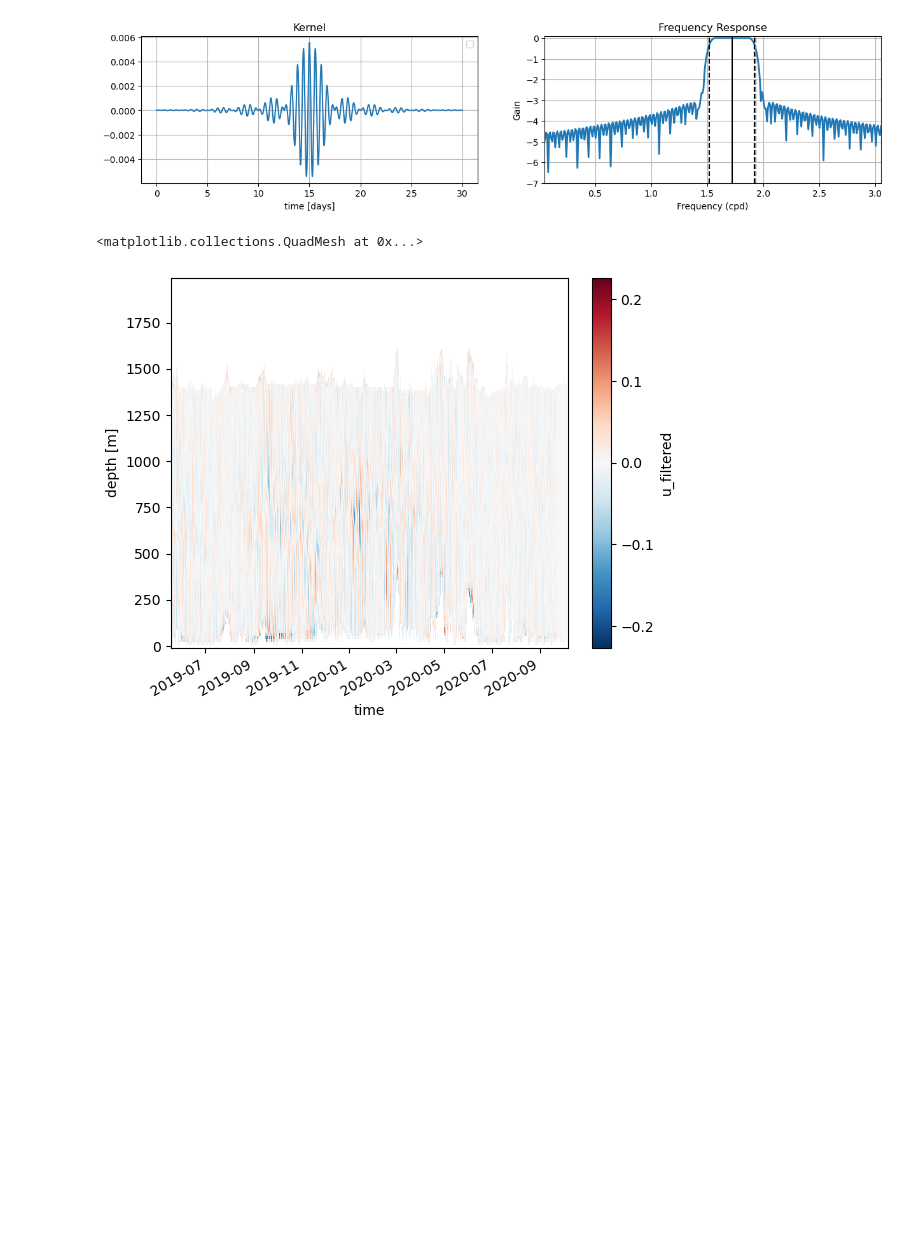
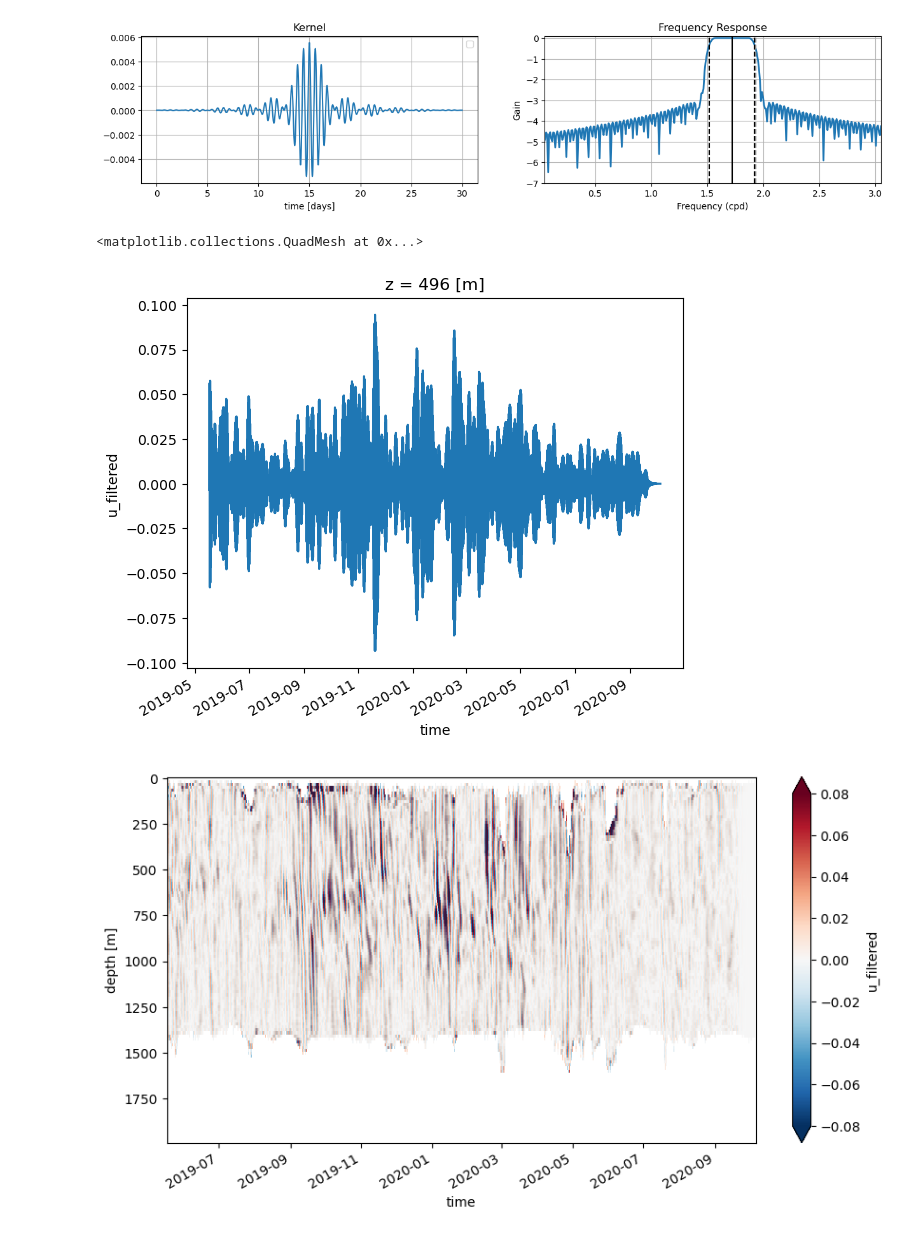
Before and after one commit to zcasparco/NIW, a Jupyter notebook: dev/Demodulation_bis.ipynb, the cells around one changed output. Cells and saved outputs as stored; diff of their text form; code cells hidden in the pictures; blank space fills up the shorter version.

```diff
--- a/dev/Demodulation_bis.ipynb
+++ b/dev/Demodulation_bis.ipynb
@@ -73,7 +73,12 @@ ds['bpv_wkb'] = ds.bpv_wkb.sel(z=slice(10,1600)).interpolate_na('time',max_gap=p
 ds['u_filtered'] = ds.u_filtered.sel(z=slice(10,1600)).interpolate_na('time',max_gap=pd.Timedelta(12, "h"),method='polynomial',order=7)
 ds['v_filtered'] = ds.v_filtered.sel(z=slice(10,1600)).interpolate_na('time',max_gap=pd.Timedelta(12, "h"),method='polynomial',order=7)
 # %%
-ds.u_filtered.plot()
+ds.u_filtered.sel(z=500,method='nearest').plot()
+plt.figure(figsize=(10,5))
+ds.u_filtered.plot(yincrease=False,vmax=0.08)
+plt.figure(figsize=(10,5))
+ds.bpu_wkb.plot(yincrease=False,vmax=0.08)
 # %% [output]
 <matplotlib.collections.QuadMesh at 0x...>
-[figure, old version]
+[figure, new version]
+[figure, added]
```
Also changed, not shown: parts of 8 cells of this notebook, 4 other files.
